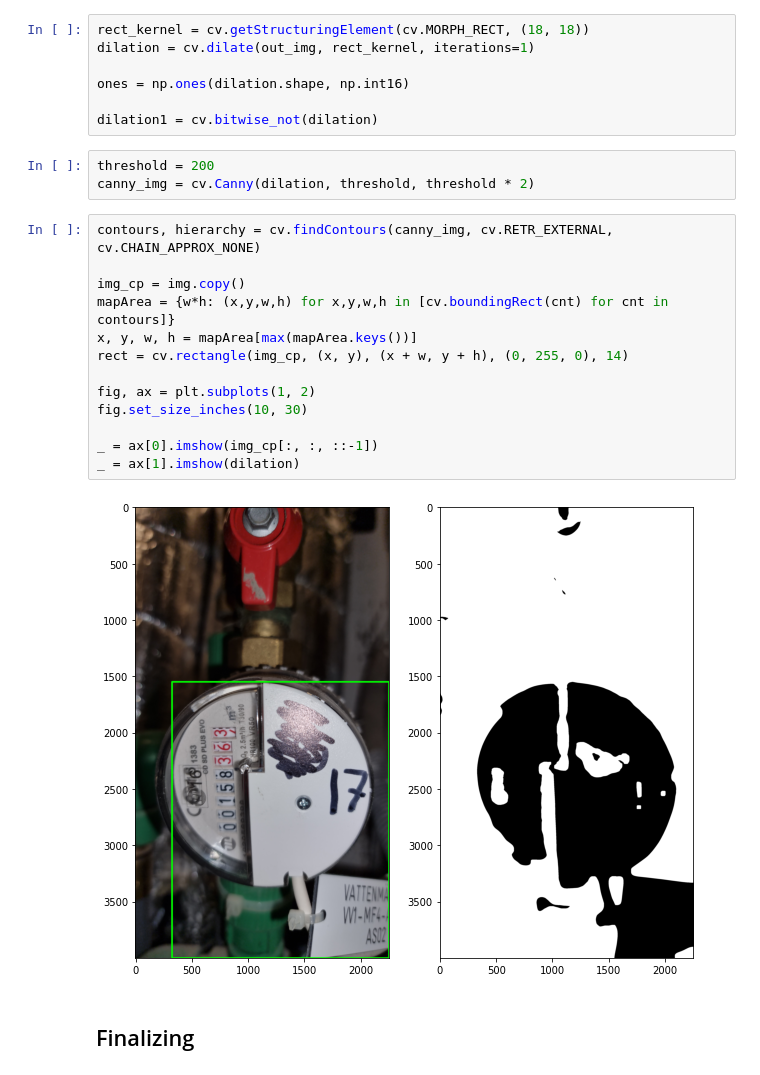
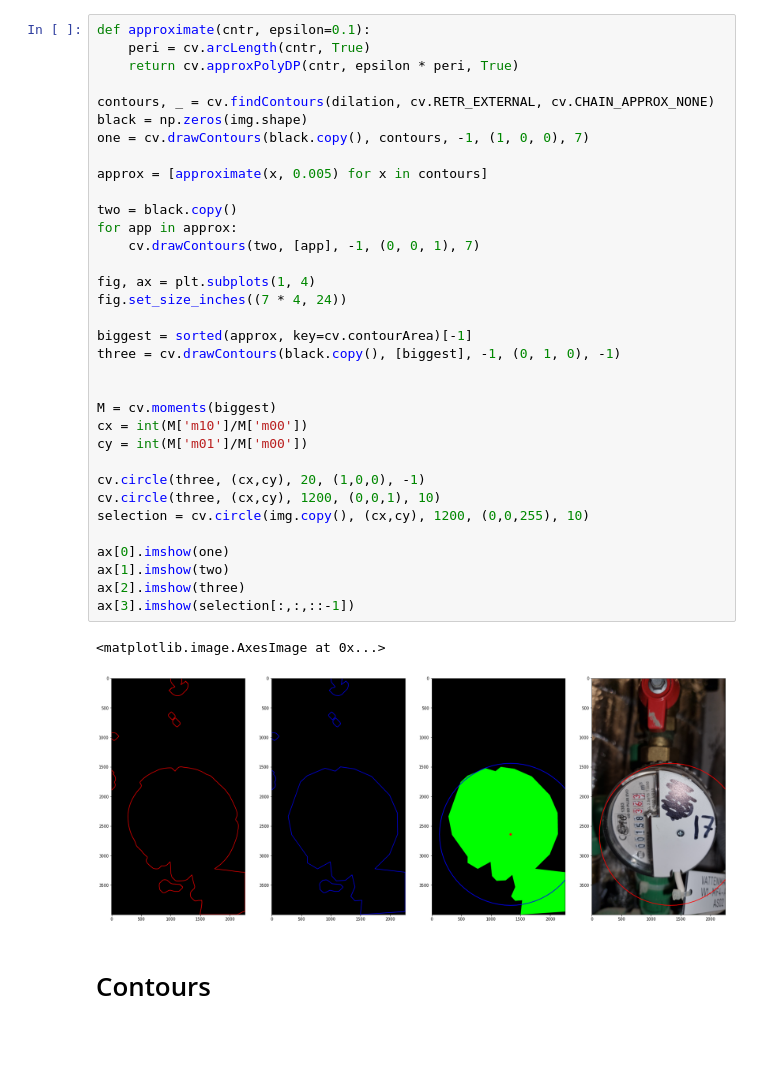
Before and after one commit to Luviz/brf_kf_work, a Jupyter notebook: main.ipynb, the cells around one changed output. Saved outputs shown, nothing was run; the diff lists cells and outputs as text; blank space fills up the shorter version.

```diff
--- a/main.ipynb
+++ b/main.ipynb
@@ -53,27 +61,39 @@ _ = ax[5].imshow(out_img)
-# %%
-rect_kernel = cv.getStructuringElement(cv.MORPH_RECT, (18, 18))
-dilation = cv.dilate(out_img, rect_kernel, iterations=1)
-
-ones = np.ones(dilation.shape, np.int16)
-
-dilation1 = cv.bitwise_not(dilation)
-# %%
-threshold = 200
-canny_img = cv.Canny(dilation, threshold, threshold * 2)
-# %%
-contours, hierarchy = cv.findContours(canny_img, cv.RETR_EXTERNAL, cv.CHAIN_APPROX_NONE)
-
-img_cp = img.copy()
-mapArea = {w*h: (x,y,w,h) for x,y,w,h in [cv.boundingRect(cnt) for cnt in contours]}
-x, y, w, h = mapArea[max(mapArea.keys())]
-rect = cv.rectangle(img_cp, (x, y), (x + w, y + h), (0, 255, 0), 14)
-
-fig, ax = plt.subplots(1, 2)
-fig.set_size_inches(10, 30)
-
-_ = ax[0].imshow(img_cp[:, :, ::-1])
-_ = ax[1].imshow(dilation)
-# %% [output]
-[figure, removed]
+# %%
+def approximate(cntr, epsilon=0.1):
+    peri = cv.arcLength(cntr, True)
+    return cv.approxPolyDP(cntr, epsilon * peri, True)
+
+contours, _ = cv.findContours(dilation, cv.RETR_EXTERNAL, cv.CHAIN_APPROX_NONE)
+black = np.zeros(img.shape)
+one = cv.drawContours(black.copy(), contours, -1, (1, 0, 0), 7)
+
+approx = [approximate(x, 0.005) for x in contours]
+
+two = black.copy()
+for app in approx:
+    cv.drawContours(two, [app], -1, (0, 0, 1), 7)
+
+fig, ax = plt.subplots(1, 4)
+fig.set_size_inches((7 * 4, 24))
+
+biggest = sorted(approx, key=cv.contourArea)[-1]
+three = cv.drawContours(black.copy(), [biggest], -1, (0, 1, 0), -1)
+
+
+M = cv.moments(biggest)
+cx = int(M['m10']/M['m00'])
+cy = int(M['m01']/M['m00'])
+
+cv.circle(three, (cx,cy), 20, (1,0,0), -1)
+cv.circle(three, (cx,cy), 1200, (0,0,1), 10)
+selection = cv.circle(img.copy(), (cx,cy), 1200, (0,0,255), 10)
+
+ax[0].imshow(one)
+ax[1].imshow(two)
+ax[2].imshow(three)
+ax[3].imshow(selection[:,:,::-1])
+# %% [output]
+<matplotlib.image.AxesImage at 0x...>
+[figure, added]
 # %% [markdown]
-## Finalizing
+# Contours
```
Also changed, not shown: parts of 20 cells of this notebook, 2 other files.
